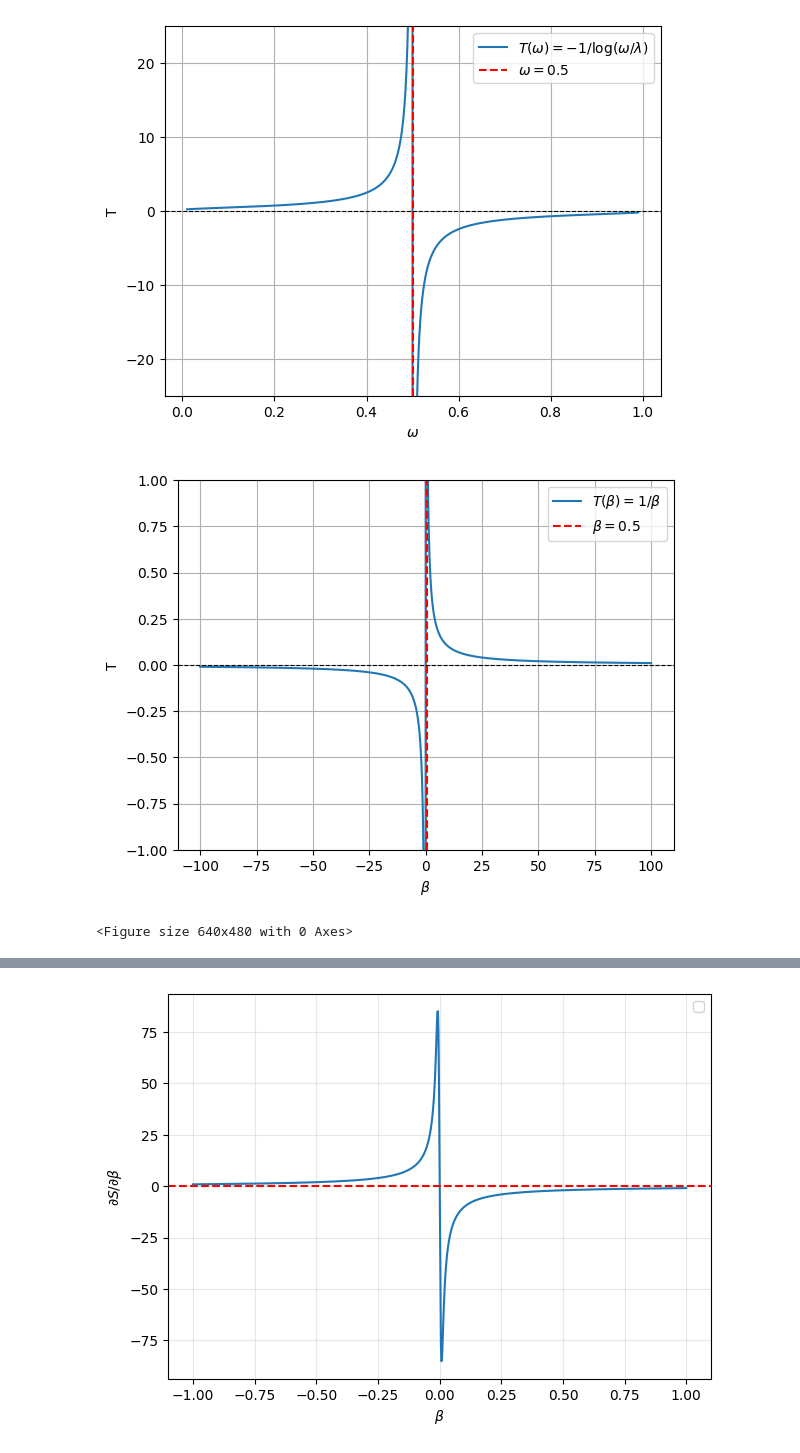
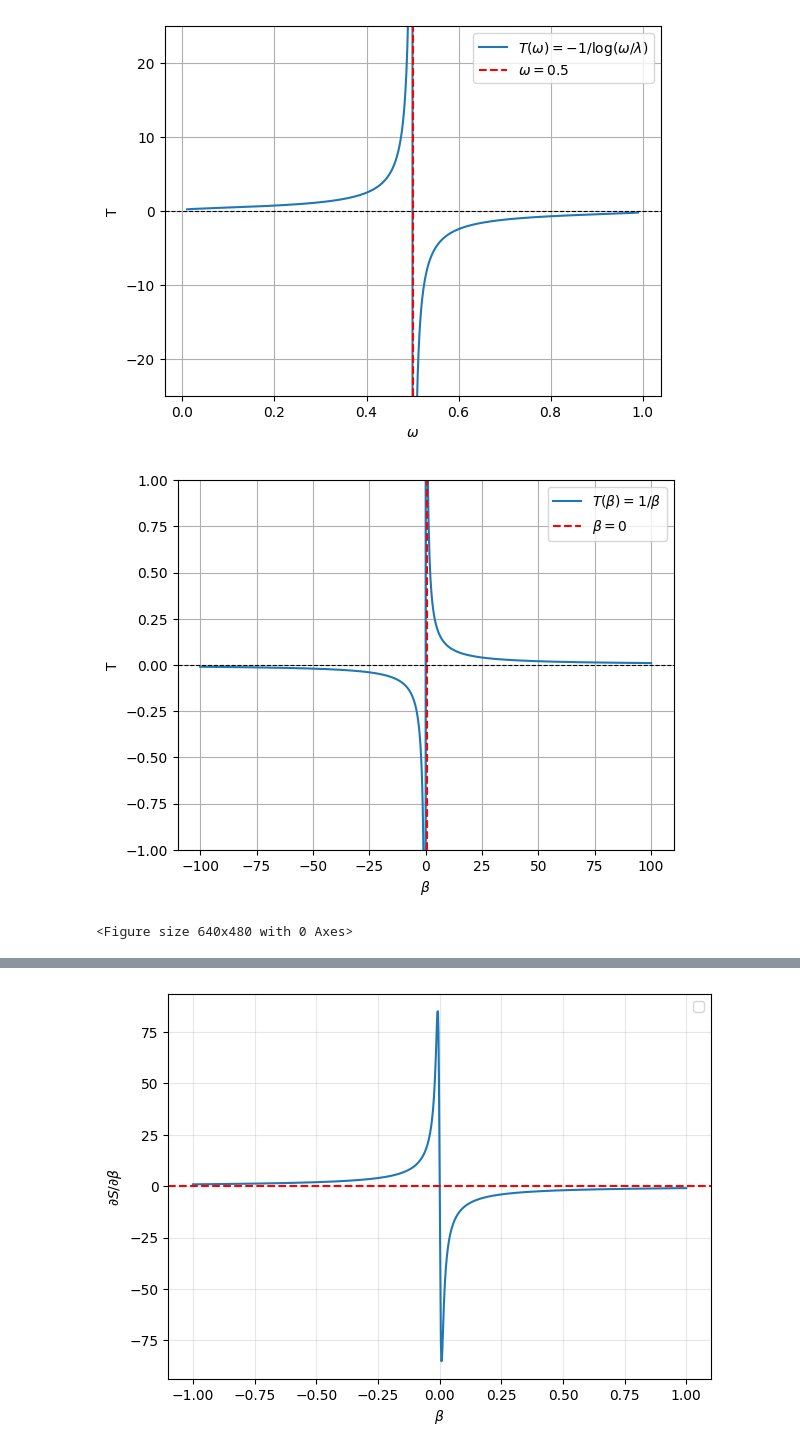
Before and after one commit to pedrolinckm/OQW-Thermodynamics, a Jupyter notebook: thermodynamics_oqw.ipynb, the cells around one changed output, grey strips where cells are left out. Drawn from its saved outputs; the diff is of its cells as text; code cells hidden in the pictures.

```diff
--- a/thermodynamics_oqw.ipynb
+++ b/thermodynamics_oqw.ipynb
@@ -76,21 +76,21 @@ plt.show()
 # %%
 # Plot
 beta = np.linspace(-100, 100, 1000)
 T_b = 1/beta
 
 plt.plot(beta, T_b, label=r"$T(\beta) = 1/\beta$")
 plt.axhline(0, color='black', linewidth=0.8, linestyle='--')
-plt.axvline(0.5, color='red', linestyle='--', label=r'$\beta = 0.5$')
+plt.axvline(0.5, color='red', linestyle='--', label=r'$\beta = 0$')
 plt.xlabel(r'$\beta$')
 plt.ylabel('T')
 plt.legend()
 plt.grid(True)
 plt.ylim(-1, 1)
 plt.show()
 
 plt.savefig(r"C:\Users\Pedro\Documents\temperature_vs_beta.pgf")
 # %% [output]
-[figure, old version]
+[figure, new version]
 <Figure size 640x480 with 0 Axes>
 # %%
 def probs_p(beta: float, N: int) -> np.ndarray:
```
Also changed, not shown: parts of 2 cells of this notebook, 2 other files.
